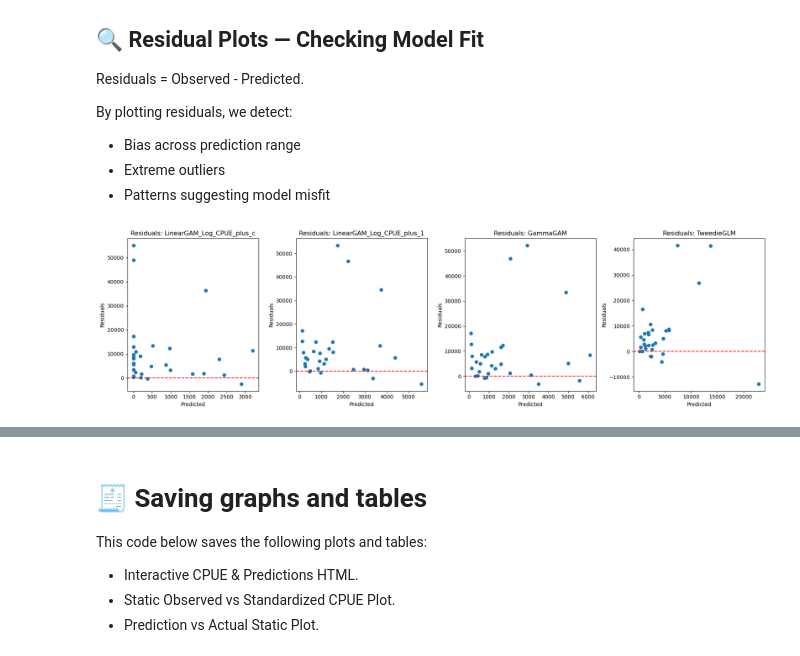
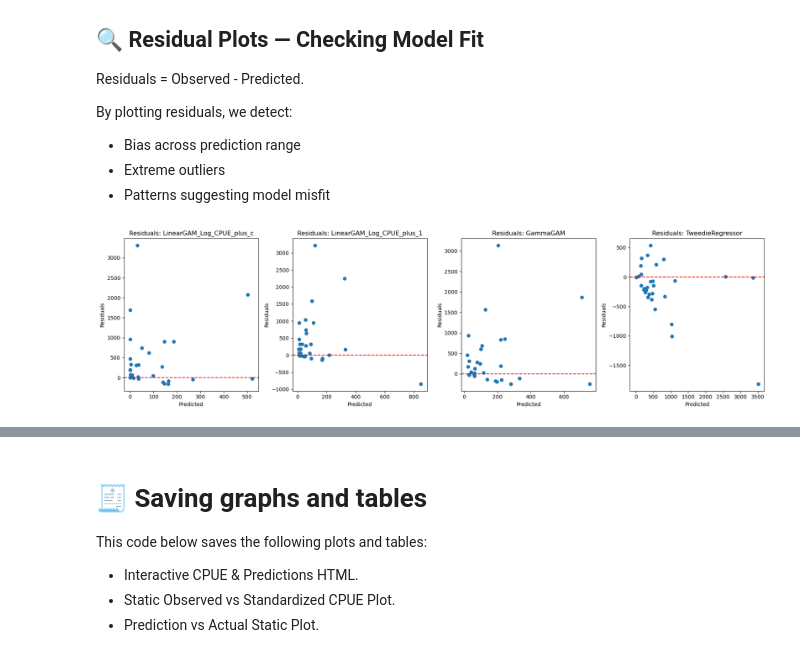
Before and after one commit to Euchie23/SquidStock, a Jupyter notebook: notebooks/CPUE_Standardization_&_Prediction/CPUE_Standardization_&_Prediction.ipynb, the cells around one changed output, grey strips where cells are left out. Saved outputs shown, nothing was run; the diff lists cells and outputs as text; code cells hidden in the pictures.

```diff
--- a/notebooks/CPUE_Standardization_&_Prediction/CPUE_Standardization_&_Prediction.ipynb
+++ b/notebooks/CPUE_Standardization_&_Prediction/CPUE_Standardization_&_Prediction.ipynb
@@ -797,7 +1046,7 @@ features = ["Month", "Year", "Weighted_Latitude", "Weighted_Longitude", "WaterTe
 X_all = full_df[features]
 
 # Target for GammaGAM (no log-transform needed)
-y_all = full_df["Monthly_CPUE"]
+y_all = full_df["CPUE_vday_tons"]
 
 # Fit GammaGAM
 # Because CPUE can vary sharply between months (e.g., seasonal fishing behavior, spawning), we will use a factor for flexibility.
@@ -844,13 +1103,13 @@ This model allows continuous prediction of CPUE while accommodating heavy tails
 # %%
 
 # ============================
-# Standardization Using tweedieglm
+# Standardization Using tweedie Regressor
 # ============================
 
 
 # Create the formula with splines
 formula = """
-Monthly_CPUE ~ C(Month) + bs(Year, df=6) + bs(Weighted_Latitude, df=6) +
+CPUE_vday_tons ~ C(Month) + bs(Year, df=6) + bs(Weighted_Latitude, df=6) +
  bs(Weighted_Longitude, df=6) + bs(WaterTemp, df=6) +
 bs(Chlor_a_mg_m3, df=6) + bs(SSH, df=6) + bs(Depth, df=6)
 """
@@ -860,7 +1119,7 @@ tweedie_glm = smf.glm(formula=formula, data=full_df,
 family=sm.families.Tweedie(var_power=1.5, link=sm.families.links.log())).fit()
 
 # Predict
-full_df["Standardized_CPUE_tweedieglm"] = tweedie_glm.predict(full_df)
+full_df["Standardized_CPUE_tweedieRegressor"] = tweedie_glm.predict(full_df)
 # %%
 
 # ============================
@@ -1155,7 +1230,6 @@ This helps illustrate how models remove **effort bias** and capture underlying t
 # ============================
 # Visualization for Standardization
 # ============================
-
 
 
 # Define consistent colors for each series
@@ -1164,11 +1238,12 @@ colors = {
     "Standardized_log_cpueC": "#ff7f0e",      # orange
     "Standardized_log_cpue1": "#2ca02c",      # green
     "Standardized_CPUE_GammaGAM": "#d62728",  # red
-    "Standardized_CPUE_tweedieglm": "#9467bd" # purple
+    "Standardized_CPUE_tweedieRegressor": "#9467bd" # purple
 }
 
 # Yearly Standardized vs Observed
-yearly = full_df.groupby("Year")["Monthly_CPUE"].mean().reset_index(name="Observed")
+yearly = full_df.groupby("Year")["CPUE_vday_tons"].mean().reset_index(name="Observed")
+#print(full_df)
 
 yearly_log_cpueC = full_df.copy()
 #yearly_log_cpueC["Standardized_log_cpueC"] = standardized_log_cpueC
@@ -1184,7 +1259,7 @@ yearly_cpue_gamma_c = yearly_cpue_gamma_c.groupby("Year")["Standardized_CPUE_Gam
 
 yearly_cpue_gamma_1 = full_df.copy()
 #yearly_cpue_gamma_1["GammaGAM_Standardized"] = standardized_cpue_gamma_1
-yearly_cpue_gamma_1 = yearly_cpue_gamma_1.groupby("Year")["Standardized_CPUE_tweedieglm"].mean().reset_index()
+yearly_cpue_gamma_1 = yearly_cpue_gamma_1.groupby("Year")["Standardized_CPUE_tweedieRegressor"].mean().reset_index()
 
 merged = yearly.merge(yearly_log_cpueC, on="Year").merge(yearly_log_cpue1, on="Year").merge(yearly_cpue_gamma_c, on="Year").merge(yearly_cpue_gamma_1, on="Year")
 
@@ -1208,9 +1283,9 @@ for name in colors:
 
 # Layout
 fig_os.update_layout(
-    title="Observed vs Standardized CPUE per Year",
+    title="Observed vs Standardized Vessel-based CPUE per Year",
     xaxis=dict(title="Year", tickformat=".0f"),
-    yaxis_title="CPUE",
+    yaxis_title="Vessel-based CPUE",
     legend_title="Series",
     hovermode="x unified",
     width=1000,
@@ -1226,7 +1301,7 @@ plt.plot(merged["Year"], merged["Observed"], label="Observed", marker="o", color
 plt.plot(merged["Year"], merged["Standardized_log_cpueC"], label="Standardized_log_CPUE_C", marker="s", color=colors["Standardized_log_cpueC"])
 plt.plot(merged["Year"], merged["Standardized_log_cpue1"], label="Standardized_log_CPUE_1", marker="^", color=colors["Standardized_log_cpue1"])
 plt.plot(merged["Year"], merged["Standardized_CPUE_GammaGAM"], label="Standardized_CPUE_GammaGAM", marker="x", color=colors["Standardized_CPUE_GammaGAM"])
-plt.plot(merged["Year"], merged["Standardized_CPUE_tweedieglm"], label="Standardized_CPUE_tweedieglm", marker="+", color=colors["Standardized_CPUE_tweedieglm"])
+plt.plot(merged["Year"], merged["Standardized_CPUE_tweedieRegressor"], label="Standardized_CPUE_tweedieRegressor", marker="+", color=colors["Standardized_CPUE_tweedieRegressor"])
 plt.title("Observed vs Standardized CPUE per Year")
 plt.ylabel("CPUE")
 plt.xlabel("Year")
@@ -1380,13 +1458,21 @@ By plotting residuals, we detect:
 # Visualization for Residual Plots
 # ============================
 
-
-
 residuals_linear_GAM_log_CPUE_plus_c = y_test_linear - linear_gam_c_preds_all
 residuals_linear_GAM_log_CPUE_plus_1 = y_test_linear - linear_gam_1_preds_all
 residuals_Gamma_GAM = y_test_gamma - gamma_gam_preds
-residuals_Tweedie_GLM = y_test_tweedie - tweedie_glm_pred
+residuals_Tweedie_Regressor = y_test_tweedie - tweedie_pred
 
+# Example: create a DataFrame comparing actual, predicted, and residuals
+compare_df = pd.DataFrame({
+    "Actual_y_test_Tweedie": y_test_tweedie,
+    "Predicted_Tweedie": tweedie_pred,
+    "Residuals_Tweedie": residuals_Tweedie_Regressor
+})
+pd.set_option('display.max_rows', None)    # show all rows
+pd.set_option('display.max_columns', None) # show all columns
+pd.set_option('display.width', 0)          # unlimited width in console
+pd.set_option('display.max_colwidth', None)
 
 plt.figure(figsize=(18, 5))
 
@@ -1412,9 +1498,9 @@ plt.xlabel("Predicted")
 plt.ylabel("Residuals")
 
 plt.subplot(1, 4, 4)
-plt.scatter(tweedie_glm_pred, residuals_Tweedie_GLM)
+plt.scatter(tweedie_pred, residuals_Tweedie_Regressor)
 plt.axhline(0, color='red', linestyle='--')
-plt.title("Residuals: TweedieGLM")
+plt.title("Residuals: TweedieRegressor")
 plt.xlabel("Predicted")
 plt.ylabel("Residuals")
 
@@ -1424,35 +1510,35 @@ plt.show()
 
 
 
 # Save residuals in one dictionary
 residuals_data = {
     "LinearGAM_Log_CPUE_plus_c": (linear_gam_c_preds_all, y_test_linear - linear_gam_c_preds_all),
     "LinearGAM_Log_CPUE_plus_1": (linear_gam_1_preds_all, y_test_linear - linear_gam_1_preds_all),
     "GammaGAM": (gamma_gam_preds, y_test_gamma - gamma_gam_preds),
-    "TweedieGLM": (tweedie_glm_pred, y_test_tweedie - tweedie_glm_pred)
+    "TweedieRegressor CPUE": (tweedie_pred, y_test_tweedie - tweedie_pred)
 }
 
 np.savez("../results/summaries/residuals_data.npz", residual_dict=residuals_data)
 
 # # --- Fixing residuals_data.npz ---
 data = np.load("../results/summaries/residuals_data.npz", allow_pickle=True)
 residual_dict = data["residual_dict"].item()
 
 
 # Convert Series/arrays to lists only
 cleaned_residual_dict = {}
 for k, v in residual_dict.items():
     if isinstance(v, tuple):
         x, y = v
         x_clean = list(x)
         y_clean = list(y)
         cleaned_residual_dict[k] = (x_clean, y_clean)
     else:
         cleaned_residual_dict[k] = v
 
 np.savez("../results/summaries/residuals_data_clean.npz", residual_dict=cleaned_residual_dict)
 # %% [output]
-[figure, old version]
+[figure, new version]
 # %% [markdown]
 ## 🧾 Model Evaluation & Interpretation
 
```
Also changed, not shown: parts of 34 cells of this notebook.
